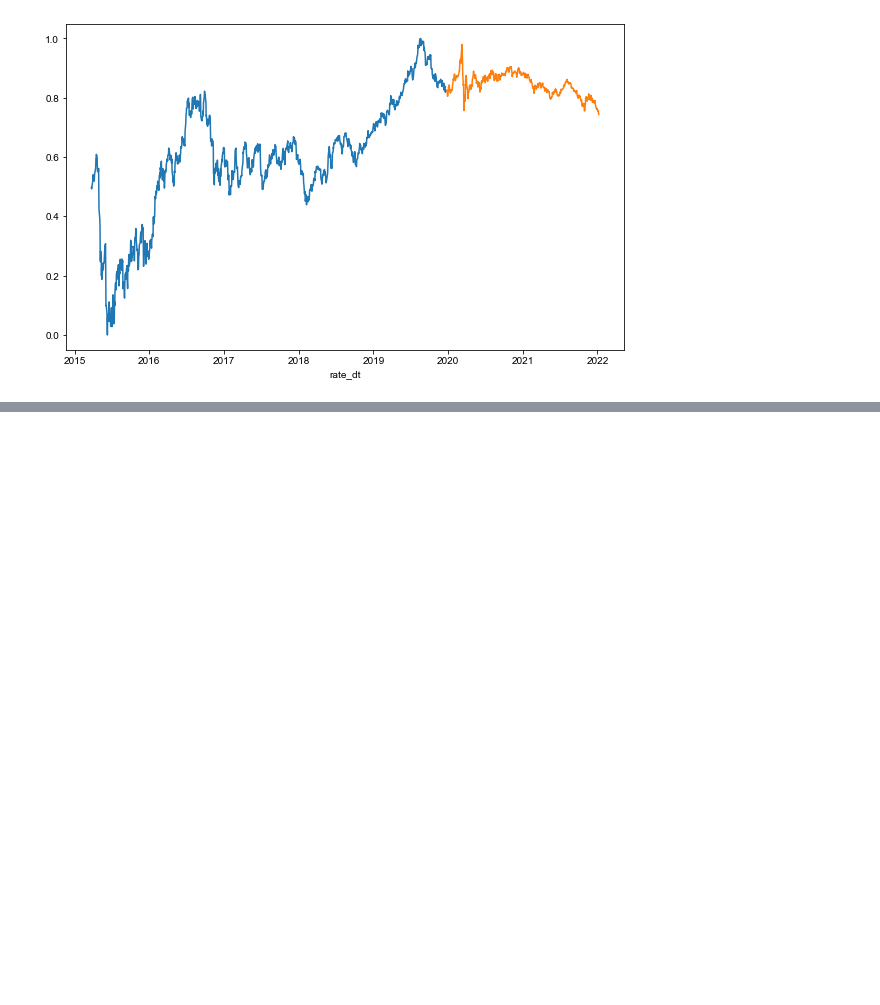
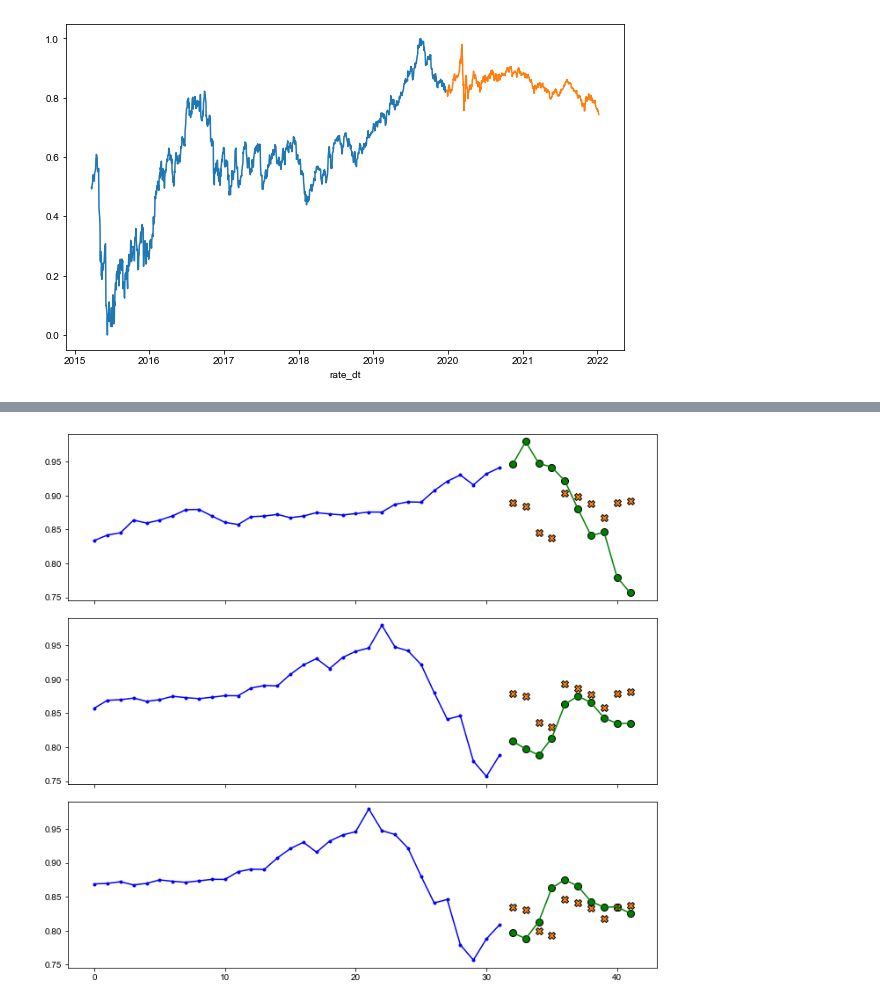
Before and after one commit to Merijn68/BondTrading, a Jupyter notebook: 05_adding_feartures.ipynb, the cells around one changed output, grey strips where cells are left out. Cells and saved outputs as stored; diff of their text form; code cells hidden in the pictures; blank space fills up the shorter version.

```diff
--- a/05_adding_feartures.ipynb
+++ b/05_adding_feartures.ipynb
@@ -56,5 +190,5 @@ df_isin = df_isin[['mid','remain_duration']]
 # %%
-split = math.floor(len(series) * .70)
+split = math.floor(len(df_isin) * .70)
 
 # Train test split
 train = df_isin[:split]
@@ -68,3 +202,11 @@ visualize.timeplot(train['mid'], test['mid'], figurepath = Path("reports/figures
 # %% [output]
 <AxesSubplot:xlabel='rate_dt'>
 [figure]
+# %%
+# Create a windowed dataset from the data
+window_size = 32
+batch_size = 32
+shuffle_buffer = 2
+horizon = 10
+train_set = window.windowed_dataset_from_df(train, window_size, batch_size, shuffle_buffer, horizon=horizon)
+valid_set = window.windowed_dataset_from_df(test, window_size, batch_size, shuffle_buffer, horizon=horizon)
@@ -70,0 +224,5 @@ visualize.timeplot(train['mid'], test['mid'], figurepath = Path("reports/figures
+# %%
+# Mean Absolute Error - for horizon
+norm = base_model.calc_mae_for_horizon(train_set, horizon)
+print(norm)
+smae = evaluate.ScaledMAE(scale=norm)
@@ -70,0 +239,9 @@ visualize.timeplot(train['mid'], test['mid'], figurepath = Path("reports/figures
+# %%
+model = Sequential([
+        tfl.SimpleRNN(1),
+        tfl.Dense(horizon)
+    ])
+early_stop = EarlyStopping(patience=10, restore_best_weights=True)
+lr = 1e-2
+model.compile(loss="mse", optimizer=Adam(learning_rate=lr), metrics=["mae", smae])
+model.fit(train_set,epochs=200, validation_data=valid_set, callbacks=[early_stop], verbose=1)
@@ -70,0 +267,11 @@ visualize.timeplot(train['mid'], test['mid'], figurepath = Path("reports/figures
+# %%
+fig = visualize.plot_example(
+    valid_set,
+    window_size = window_size,
+    horizon = horizon,
+    examples = 3,
+    model = model,
+    figurepath = Path("reports/figures"),
+    name = 'example base model')
+# %% [output]
+[figure, added]
```
Also changed, not shown: parts of 22 cells of this notebook, 12 other files.
